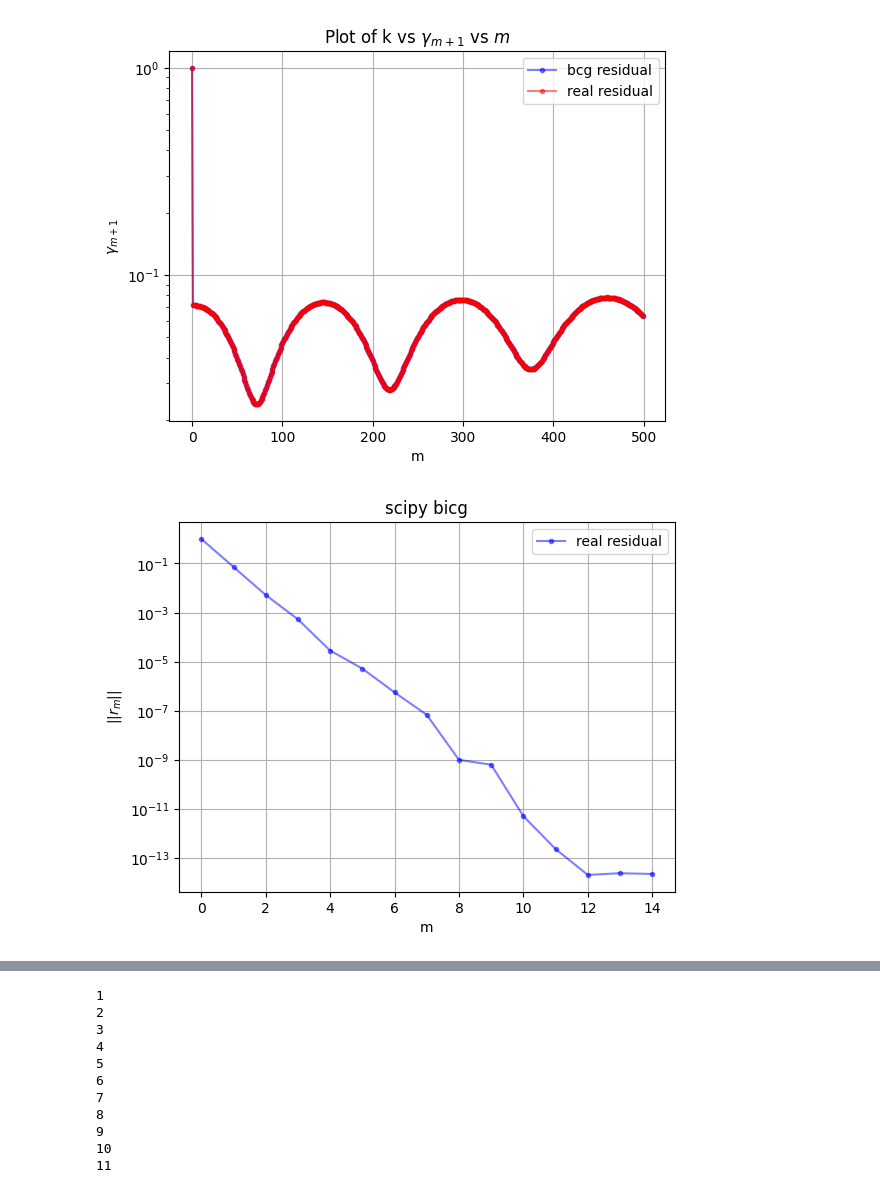
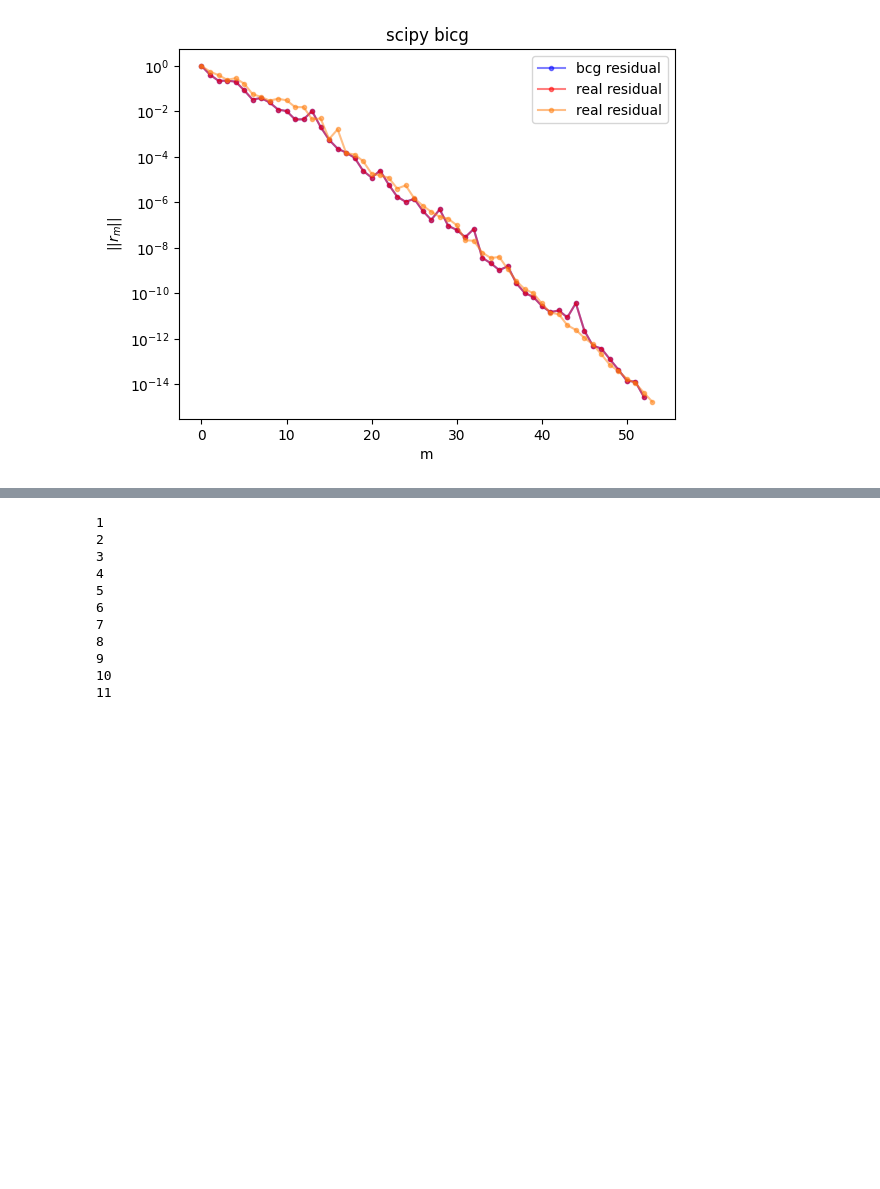
Before and after one commit to KozlovNA/bcg_and_qmr, a Jupyter notebook: bcg_and_qmr.ipynb, the cells around one changed output, grey strips where cells are left out. Saved outputs shown, nothing was run; the diff lists cells and outputs as text; code cells hidden in the pictures; blank space fills up the shorter version.

```diff
--- a/bcg_and_qmr.ipynb
+++ b/bcg_and_qmr.ipynb
@@ -21,23 +21,23 @@ def matrix_with_singular_values(s, m, n):
 import numpy as np
 import matplotlib.pyplot as plt
 
-def bcg(A,x0,b, max_iter=10000,tol=1e-6):
+def bcg(A,x0,b, max_iter=10000,tol=1e-14):
     residual_norms = np.array([])
     real_residuals = np.array([])
     N = np.size(b)
-    x_j = x0
-    r0 = b - A@x0
-    r_j = r0
+    x_j   = x0
+    r0    = b - A@x0
+    r_j   = r0
     r_c_j = r_j
     j_max = 0
-    p_j = r_j
+    p_j   = r_j
     p_c_j = r_c_j
 
-    x_jp1 = 0
-    p_jp1 = 0
+    x_jp1   = 0
+    p_jp1   = 0
     p_c_jp1 = 0
     r_c_jp1 = 0
-    r_jp1 = 0
+    r_jp1   = 0
 
 
     for j in np.arange(0,max_iter):
@@ -47,19 +47,19 @@ def bcg(A,x0,b, max_iter=10000,tol=1e-6):
         j_max = j
         if (np.linalg.norm(r_j) / np.linalg.norm(r0) < tol):
             break
-        alpha_j = np.vdot(r_j,r_c_j)/np.vdot(A@p_j,p_c_j)
-        x_jp1 = x_j + alpha_j*p_j
-        r_jp1 = r_j - alpha_j*A@p_j
-        r_c_jp1 = r_c_j - alpha_j*(A.conj().transpose())@p_c_j
-        beta_j = np.vdot(r_jp1, r_c_jp1) / np.vdot(r_j,r_c_j)
-        p_jp1 = r_j + beta_j*p_j
-        p_c_jp1 = r_c_j + np.conj(beta_j)*p_c_j
+        alpha_j = np.vdot(r_c_j, r_j)/np.vdot(p_c_j, A@p_j)
+        x_jp1   = x_j   +  alpha_j*p_j
+        r_jp1   = r_j   -  alpha_j*(A@p_j)
+        r_c_jp1 = r_c_j -  np.conj(alpha_j) * ( (A.conj().transpose())@p_c_j )
+        beta_j  = np.vdot(r_c_jp1, r_jp1) / np.vdot(r_c_j, r_j)
+        p_jp1   = r_jp1   +  beta_j*p_j
+        p_c_jp1 = r_c_jp1 +  np.conj(beta_j)*p_c_j
 
-        x_j = x_jp1
-        r_j = r_jp1
-        r_c_j = r_c_jp1
-        p_j = p_jp1
-        p_c_j = p_c_jp1
+        x_j    =  x_jp1
+        r_j    =  r_jp1
+        r_c_j  =  r_c_jp1
+        p_j    =  p_jp1
+        p_c_j  =  p_c_jp1
 
     # print("||x_m - x*|| / ||x*|| = ", np.linalg.norm(x_j - np.linalg.solve(A,b)) / np.linalg.norm(np.linalg.solve(A,b)))
     plt.plot(np.arange(0, j_max+1), residual_norms, marker='o', markersize=3, linestyle='-', color='b', alpha=0.5, label='bcg residual')
@@ -72,43 +72,42 @@ def bcg(A,x0,b, max_iter=10000,tol=1e-6):
     plt.semilogy()
     plt.grid()
     plt.legend()
-    plt.show()
+    # plt.show()
 
 
 # N = 100
 # A = matrix_with_singular_values(np.random.uniform(90.0, 100.0, N), N,N) + np.random.uniform(-1,1,(N,N))
 # b = np.random.rand(N)
 # x0 = np.zeros(N)
 
 # bcg(A,x0,b)
 
 N = 100
-A = matrix_with_singular_values(np.random.uniform(90.0, 100.0, N), N,N) + np.random.uniform(-1,1,(N,N))
+A = matrix_with_singular_values(np.random.uniform(90.0, 100.0, N), N,N) + np.random.uniform(-1,1,(N,N)) + 1.0j*np.random.uniform(-10,10,(N,N))
 b = np.random.rand(N)
 x0 = np.zeros(N)
 
 bcg(A,b,x0,max_iter=500)
 
 import scipy.sparse.linalg as scp
 i = [0]
 residuals = np.zeros(10000)
 residuals[0] = 1.0
 r0_norm = np.linalg.norm(A@x0-b)
 def callback_qmr(x, i, r0_norm, residuals):
     i[0] = i[0] + 1
     residuals[i[0]]=np.linalg.norm(A@x-b)/r0_norm
 scp.bicg(A,b,x0,callback= lambda x: callback_qmr(x,i,r0_norm,residuals),tol=1e-15)
-plt.plot(np.arange(0, i[0]), residuals[:i[0]], marker='o', markersize=3, linestyle='-', color='b', alpha=0.5, label='real residual')
+plt.plot(np.arange(0, i[0]), residuals[:i[0]], marker='o', markersize=3, linestyle='-', color='tab:orange', alpha=0.5, label='real residual')
 plt.title(r'scipy bicg')
 plt.xlabel(r'm')
 plt.ylabel(r'$||r_m||$')
 plt.semilogy()
 plt.grid()
 plt.legend()
 plt.show()
 # %% [output]
-[figure, old version]
+[figure, new version]
-[figure, removed]
 # %%
 import numpy as np
 import matplotlib.pyplot as plt
```
Also changed, not shown: parts of 9 cells of this notebook, 1 other file.
